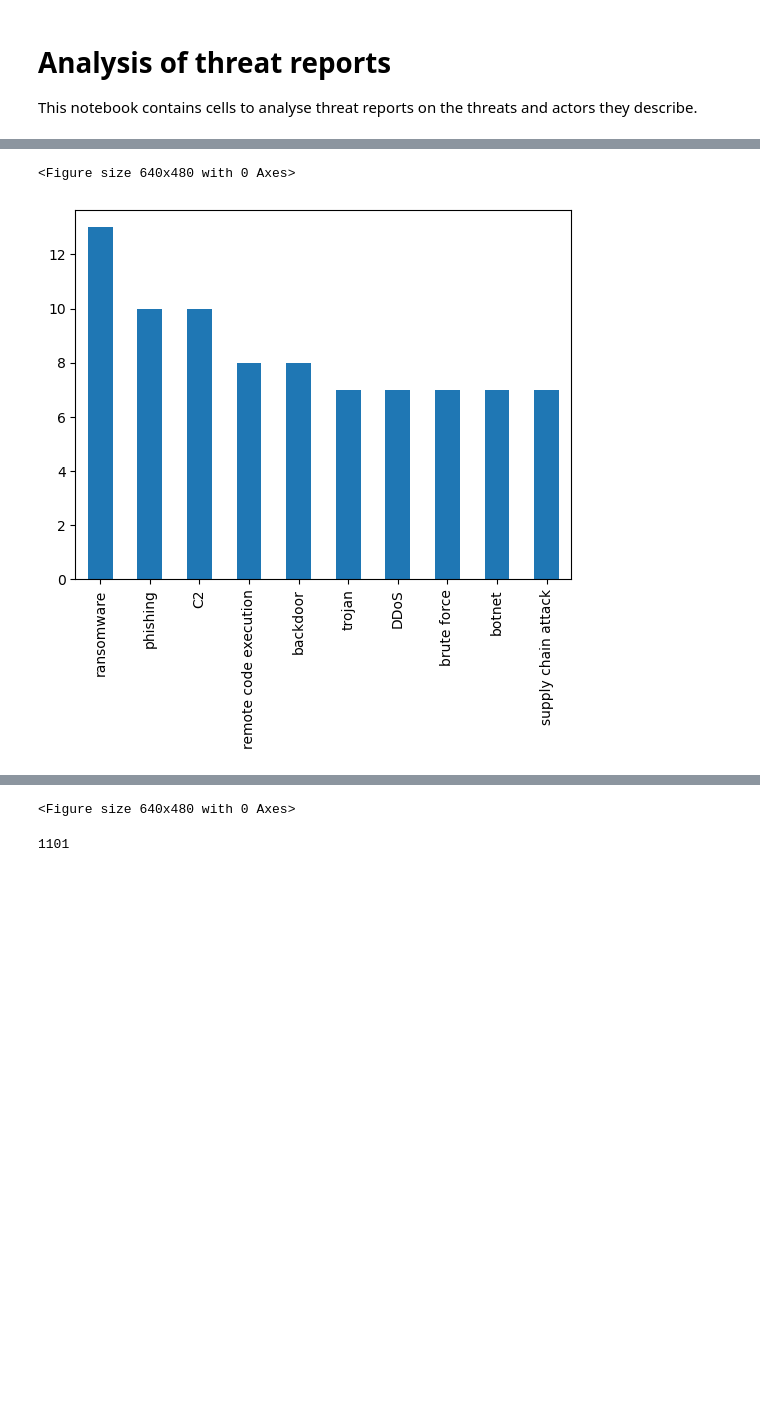
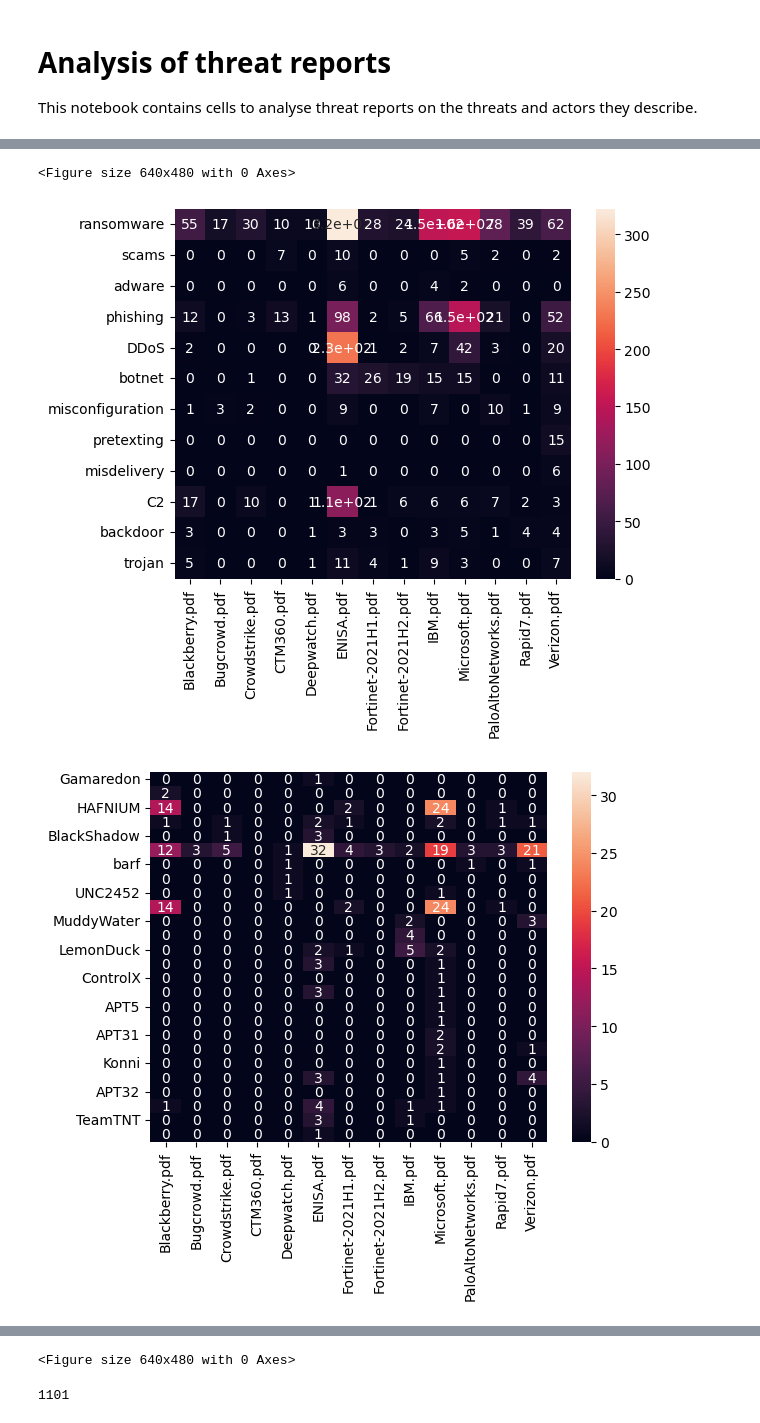
Before and after one commit to AbeWinters/Threat-Profiles-for-Control-Prioritization, a Jupyter notebook: report-analyzer.ipynb, the cells around one changed output, grey strips where cells are left out. Cells and saved outputs as stored; diff of their text form; code cells hidden in the pictures; blank space fills up the shorter version.

Commit message:
Improve counter, add excel, add text preprocessing and add heatmap

```diff
--- a/report-analyzer.ipynb
+++ b/report-analyzer.ipynb
@@ -6,5 +6,6 @@ This notebook contains cells to analyse threat reports on the threats and actors
 # %%
 import pandas as pd
+import numpy as np
 
 file = "Threat reports.xlsx"
-reports = pd.ExcelFile(file).parse('Threat reports')
+reports = pd.read_excel(file,sheet_name="Threat reports")
@@ -51,9 +56,17 @@ report_folder = "reports\\2021"
 report_list = [file for file in os.listdir(report_folder) if file.endswith(".pdf")]
 
 ## Init threat dictionary to count occurences of threats per report
-report_dict = {}
+report_threats = {}
+report_actors = {}
+
 for i in report_list:
     threat_dict = {}
     for j in threatlist:
         threat_dict[j] = 0
-    report_dict[i] = threat_dict
+    report_threats[i] = threat_dict
+
+for i in report_list:
+    actor_dict = {}
+    for k in actorlist:
+        actor_dict[k] = 0
+    report_actors[i] = actor_dict
@@ -96,0 +129,10 @@ Processing:  Microsoft.pdf
+# %%
+# Count occurences of terms in reports
+for file,values in text_dict.items():
+    text = values["processed"]
+    for threat in threatlist:
+        report_threats[file][threat] = text.count(threat.lower())
+    for actor in actorlist:
+        report_actors[file][actor] = text.count(actor.lower())
+
+#TODO Normalize numbers
@@ -97,13 +159,32 @@ Processing:  Microsoft.pdf
+# %%
+threat_threshold = 2
+actor_threshold = 0
+
+threats_df = pd.DataFrame(report_threats)
+threats_df = threats_df.loc[~(threats_df<=threat_threshold).all(axis=1)] # Leave out the threats with less than 2 hits
+
+actors_df = pd.DataFrame(report_actors)
+actors_df = actors_df.loc[~(actors_df<=actor_threshold).all(axis=1)] # Leave out the actors that have no hits
 # %%
 import matplotlib.pyplot as plt
 import numpy as np
+import seaborn as sns
 
-threat_occurences = df.gt(0).sum(axis=1)
+plt.figure()
+sns.heatmap(threats_df,annot=True)
+
+plt.figure()
+sns.heatmap(actors_df,annot=True)
+
+
+plt.figure()
+threat_occurences = actors_df.gt(0).sum(axis=1)
 threat_occurences.sort_values(inplace=True)
 
 # Plot
 threat_occurences.nlargest(10).plot(kind="bar")
 plt.figure()
 # %% [output]
 <Figure size 640x480 with 0 Axes>
-[figure, old version]
+[figure, new version]
+[figure, added]
```
Also changed, not shown: parts of 16 cells of this notebook, 2 other files.
